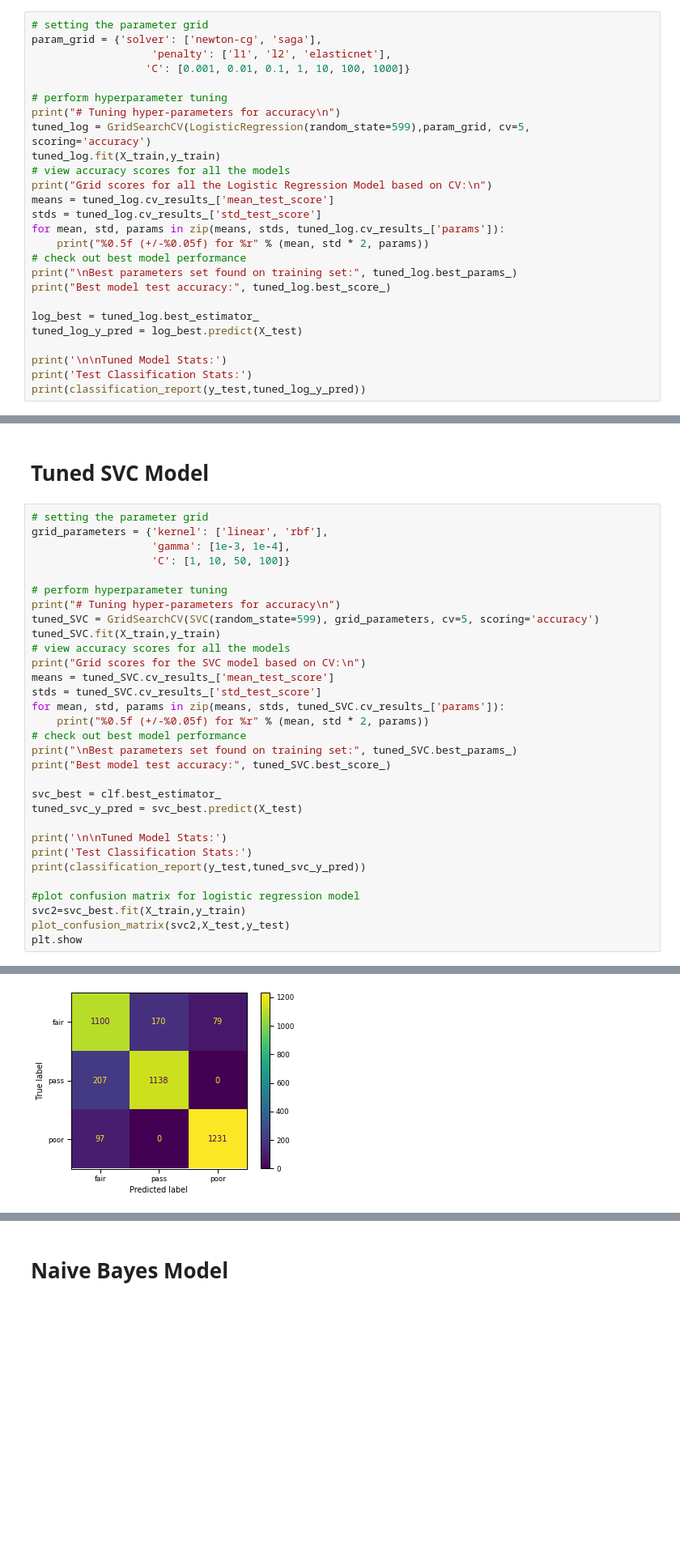
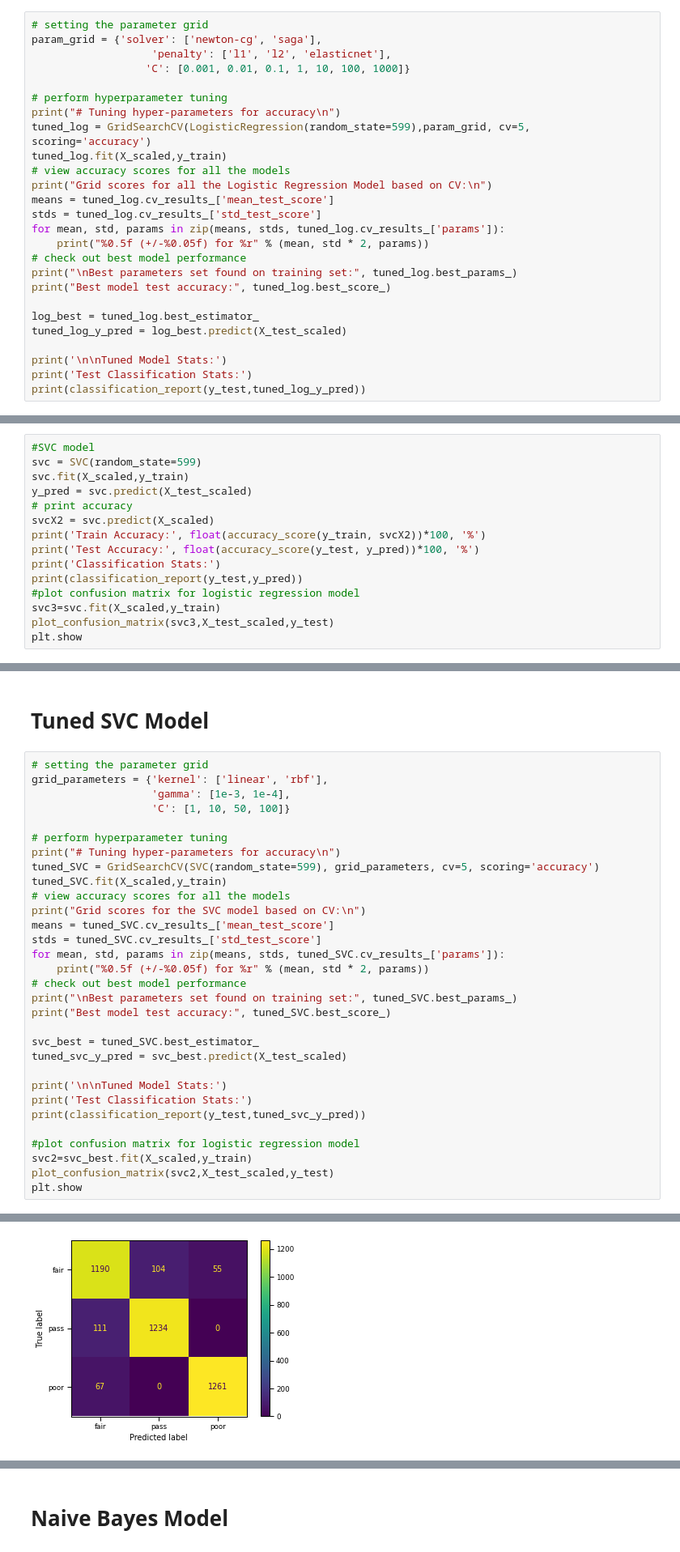
Before and after one commit to Oscar-Gil-Data/ADS-599B, a Jupyter notebook: Code Library Folder/Modeling(LA).ipynb, the cells around one changed output, grey strips where cells are left out. Shown: that part at 81% size. Cells and saved outputs as stored; diff of their text form; blank space fills up the shorter version.

Commit message:
cleaned up notebook and added 2 more models

```diff
--- a/Code Library Folder/Modeling(LA).ipynb
+++ b/Code Library Folder/Modeling(LA).ipynb
@@ -308,7 +319,7 @@ param_grid = {'solver': ['newton-cg', 'saga'],
 # perform hyperparameter tuning
 print("# Tuning hyper-parameters for accuracy\n")
 tuned_log = GridSearchCV(LogisticRegression(random_state=599),param_grid, cv=5, scoring='accuracy')
-tuned_log.fit(X_train,y_train)
+tuned_log.fit(X_scaled,y_train)
 # view accuracy scores for all the models
 print("Grid scores for all the Logistic Regression Model based on CV:\n")
 means = tuned_log.cv_results_['mean_test_score']
@@ -320,7 +331,7 @@ print("\nBest parameters set found on training set:", tuned_log.best_params_)
 print("Best model test accuracy:", tuned_log.best_score_)
 
 log_best = tuned_log.best_estimator_
-tuned_log_y_pred = log_best.predict(X_test)
+tuned_log_y_pred = log_best.predict(X_test_scaled)
 
 print('\n\nTuned Model Stats:')
 print('Test Classification Stats:')
@@ -385,0 +406,15 @@ weighted avg       0.68      0.67      0.67      4022
+# %%
+#SVC model
+svc = SVC(random_state=599)
+svc.fit(X_scaled,y_train)
+y_pred = svc.predict(X_test_scaled)
+# print accuracy
+svcX2 = svc.predict(X_scaled)
+print('Train Accuracy:', float(accuracy_score(y_train, svcX2))*100, '%')
+print('Test Accuracy:', float(accuracy_score(y_test, y_pred))*100, '%')
+print('Classification Stats:')
+print(classification_report(y_test,y_pred))
+#plot confusion matrix for logistic regression model
+svc3=svc.fit(X_scaled,y_train)
+plot_confusion_matrix(svc3,X_test_scaled,y_test)
+plt.show
@@ -394,7 +446,7 @@ grid_parameters = {'kernel': ['linear', 'rbf'],
 # perform hyperparameter tuning
 print("# Tuning hyper-parameters for accuracy\n")
 tuned_SVC = GridSearchCV(SVC(random_state=599), grid_parameters, cv=5, scoring='accuracy')
-tuned_SVC.fit(X_train,y_train)
+tuned_SVC.fit(X_scaled,y_train)
 # view accuracy scores for all the models
 print("Grid scores for the SVC model based on CV:\n")
 means = tuned_SVC.cv_results_['mean_test_score']
@@ -405,16 +457,16 @@ for mean, std, params in zip(means, stds, tuned_SVC.cv_results_['params']):
 print("\nBest parameters set found on training set:", tuned_SVC.best_params_)
 print("Best model test accuracy:", tuned_SVC.best_score_)
 
-svc_best = clf.best_estimator_
-tuned_svc_y_pred = svc_best.predict(X_test)
+svc_best = tuned_SVC.best_estimator_
+tuned_svc_y_pred = svc_best.predict(X_test_scaled)
 
 print('\n\nTuned Model Stats:')
 print('Test Classification Stats:')
 print(classification_report(y_test,tuned_svc_y_pred))
 
 #plot confusion matrix for logistic regression model
-svc2=svc_best.fit(X_train,y_train)
-plot_confusion_matrix(svc2,X_test,y_test)
+svc2=svc_best.fit(X_scaled,y_train)
+plot_confusion_matrix(svc2,X_test_scaled,y_test)
 plt.show
 # %% [output]
 # Tuning hyper-parameters for accuracy
@@ -437,2 +489,2 @@ weighted avg       0.86      0.86      0.86      4022
 <function matplotlib.pyplot.show(close=None, block=None)>
-[figure, old version]
+[figure, new version]
```
Also changed, not shown: parts of 29 cells of this notebook.
